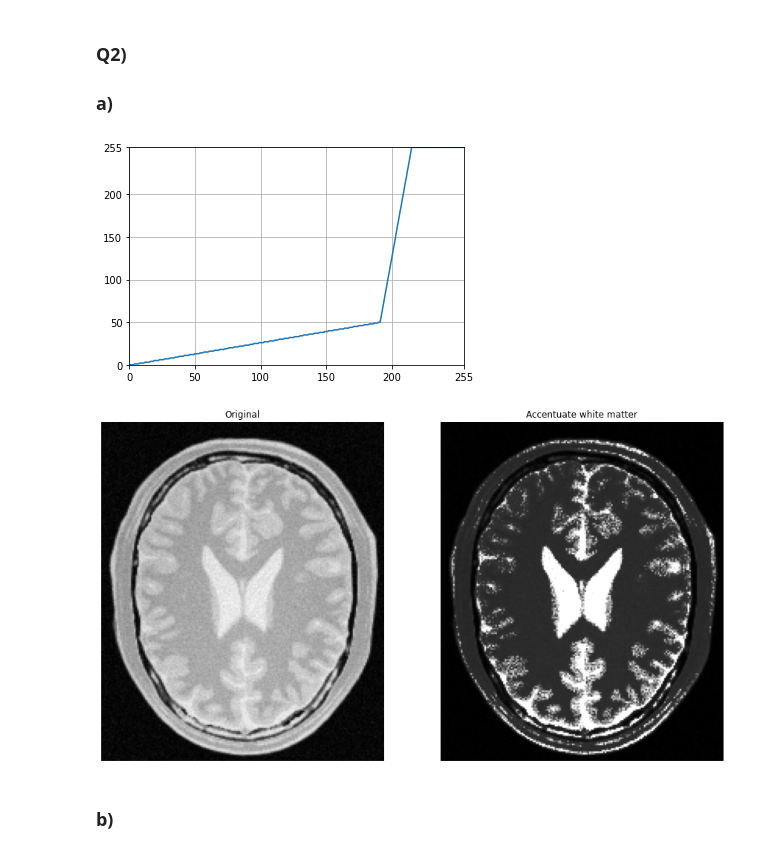
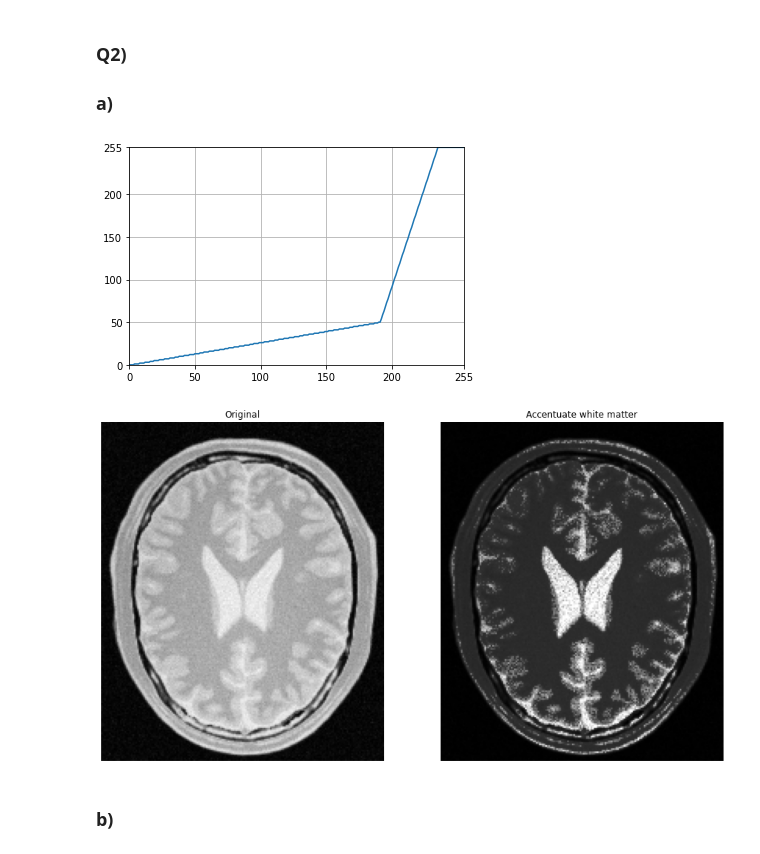
Before and after one commit to Krishnakanth-lab/EN2550_Assignment1, a Jupyter notebook: Krishnakanth_190323C_a01.ipynb, the cells around one changed output. Drawn from its saved outputs; the diff is of its cells as text; code cells hidden in the pictures.

```diff
--- a/Krishnakanth_190323C_a01.ipynb
+++ b/Krishnakanth_190323C_a01.ipynb
@@ -53,39 +53,39 @@ brain = cv.imread(r'brain_proton_density_slice.png', cv.IMREAD_GRAYSCALE)
 assert brain is not None
 
 t1 = np.linspace(0,50, 191)
-t2 = np.linspace(50,255, 25)
-t3 = np.linspace(255,255, 40)
+t2 = np.linspace(50,255, 45)
+t3 = np.linspace(255,255, 20)
 
 t = np.concatenate((t1, t2, t3), axis=0).astype(np.uint8)
 
 fig, ax=plt.subplots()
 ax.plot(t)
 ax.set_xlim(0,255)
 ax.set_xticks([0,50,100,150,200,255])
 ax.set_ylim(0,255)
 ax.set_yticks([0,50,100,150,200,255])
 plt.grid()
 plt.show()
 
 assert len(t) == 256
 
 brian_at_white = cv.LUT(brain, t)
 brian_at_white = cv.cvtColor(brian_at_white, cv.COLOR_BGR2RGB)
 brain = cv.cvtColor(brain, cv.COLOR_BGR2RGB)
 
 fig, ax = plt.subplots(1, 2, figsize=(15, 15))
 ax[0].imshow(brain)
 ax[0].set_title('Original')
 ax[0].axis('off')
 
 ax[1].imshow(brian_at_white)
 ax[1].set_title('Accentuate white matter')
 ax[1].axis('off')
 
 plt.show()
 # %% [output]
-[figure, old version]
+[figure, new version]
-[figure, old version]
+[figure, new version]
 # %% [markdown]
 ### b)
 # %%
```
Also changed, not shown: parts of 4 cells of this notebook, 1 other file.
